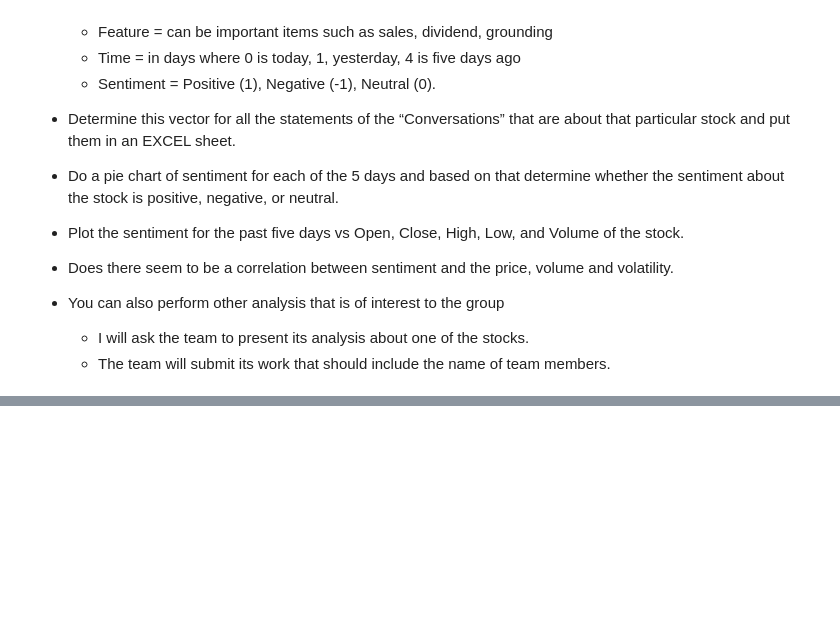
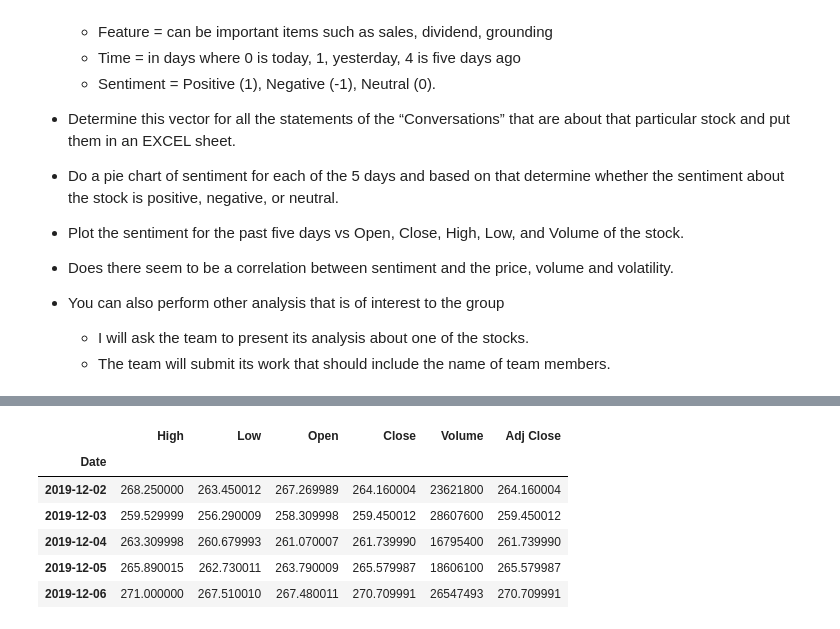
Before and after one commit to bondxue/FRE7261-News-Analytics-and-Strategies, a Jupyter notebook: final_project.ipynb, the cells around one changed output, grey strips where cells are left out. Cells and saved outputs as stored; diff of their text form; code cells hidden in the pictures; blank space fills up the shorter version.

```diff
--- a/final_project.ipynb
+++ b/final_project.ipynb
@@ -66,0 +66,11 @@ stocks_ret.head()
+# %%
+stock_df = pdr.DataReader('AAPL', 'yahoo',start,end)
+stock_df.head()
+# %% [output]
+|  | High | Low | Open | Close | Volume | Adj Close |
+| Date |  |  |  |  |  |  |
+| 2019-12-02 | 268.250000 | 263.450012 | 267.269989 | 264.160004 | 23621800 | 264.160004 |
+| 2019-12-03 | 259.529999 | 256.290009 | 258.309998 | 259.450012 | 28607600 | 259.450012 |
+| 2019-12-04 | 263.309998 | 260.679993 | 261.070007 | 261.739990 | 16795400 | 261.739990 |
+| 2019-12-05 | 265.890015 | 262.730011 | 263.790009 | 265.579987 | 18606100 | 265.579987 |
+| 2019-12-06 | 271.000000 | 267.510010 | 267.480011 | 270.709991 | 26547493 | 270.709991 |
```
Also changed, not shown: parts of 11 cells of this notebook.
